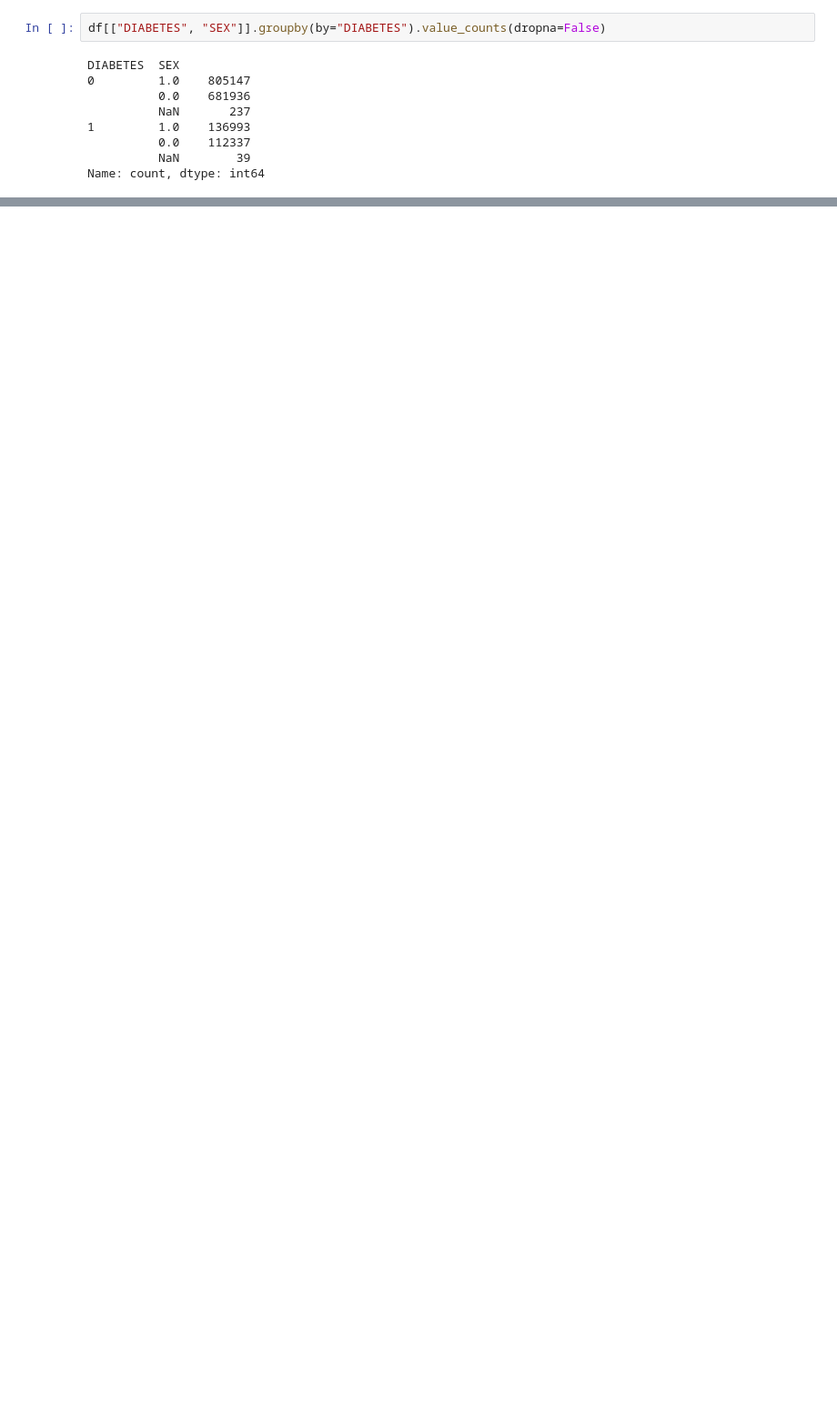
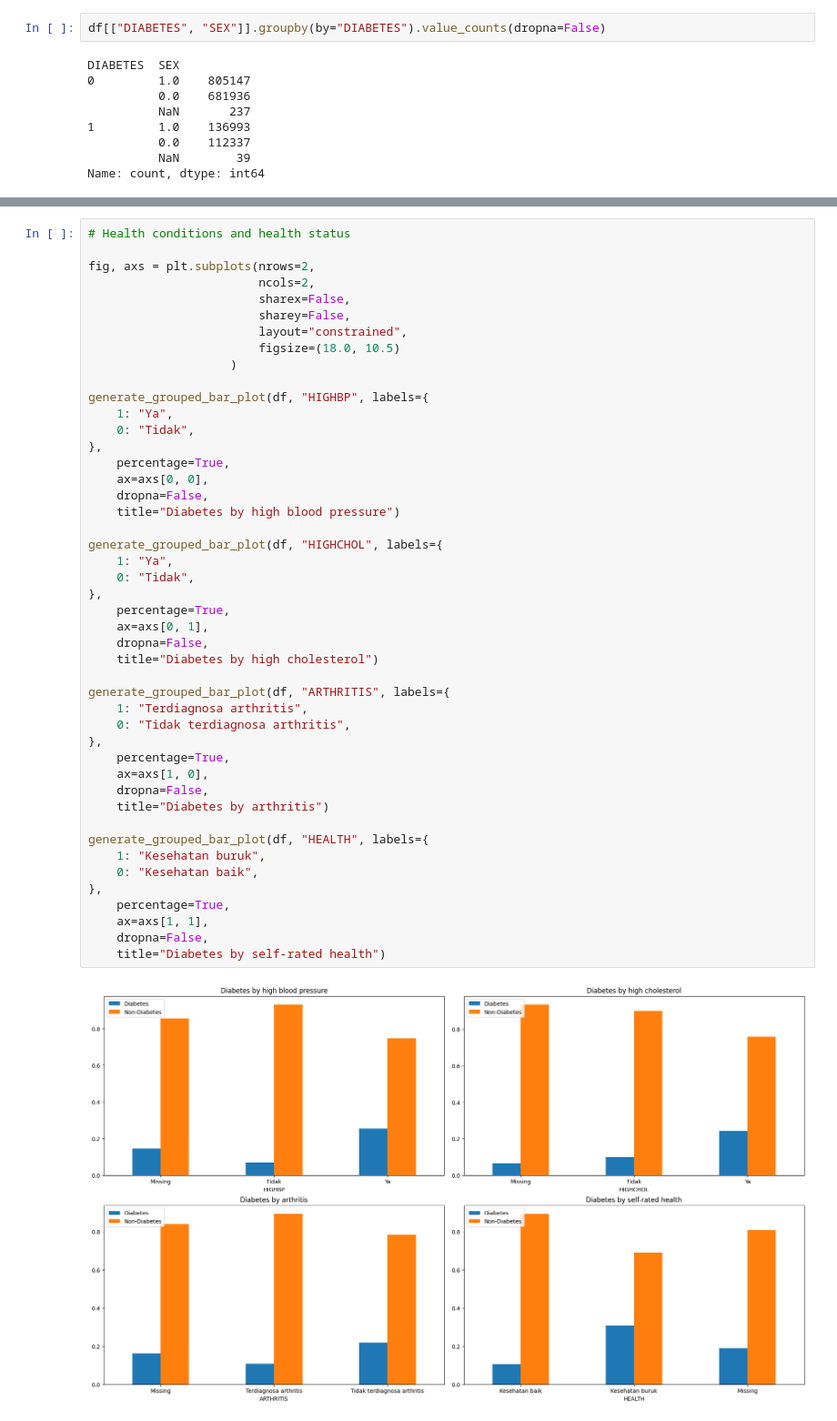
Before and after one commit to starshibrat/xg-shap-experiment, a Jupyter notebook: notebook/eda.ipynb, the cells around one changed output, grey strips where cells are left out. Shown at 91% size. Cells and saved outputs as stored; diff of their text form; blank space fills up the shorter version.

```diff
--- a/notebook/eda.ipynb
+++ b/notebook/eda.ipynb
@@ -148,0 +390,48 @@ msno.bar(df.sample(1000))
+# %%
+# Health conditions and health status
+
+fig, axs = plt.subplots(nrows=2,
+                        ncols=2,
+                        sharex=False,
+                        sharey=False,
+                        layout="constrained",
+                        figsize=(18.0, 10.5)
+                    )
+
+generate_grouped_bar_plot(df, "HIGHBP", labels={
+    1: "Ya",
+    0: "Tidak",
+},
+    percentage=True,
+    ax=axs[0, 0],
+    dropna=False,
+    title="Diabetes by high blood pressure")
+
+generate_grouped_bar_plot(df, "HIGHCHOL", labels={
+    1: "Ya",
+    0: "Tidak",
+},
+    percentage=True,
+    ax=axs[0, 1],
+    dropna=False,
+    title="Diabetes by high cholesterol")
+
+generate_grouped_bar_plot(df, "ARTHRITIS", labels={
+    1: "Terdiagnosa arthritis",
+    0: "Tidak terdiagnosa arthritis",
+},
+    percentage=True,
+    ax=axs[1, 0],
+    dropna=False,
+    title="Diabetes by arthritis")
+
+generate_grouped_bar_plot(df, "HEALTH", labels={
+    1: "Kesehatan buruk",
+    0: "Kesehatan baik",
+},
+    percentage=True,
+    ax=axs[1, 1],
+    dropna=False,
+    title="Diabetes by self-rated health")
+# %% [output]
+[figure, added]
```
Also changed, not shown: parts of 7 cells of this notebook, 11 other files.
